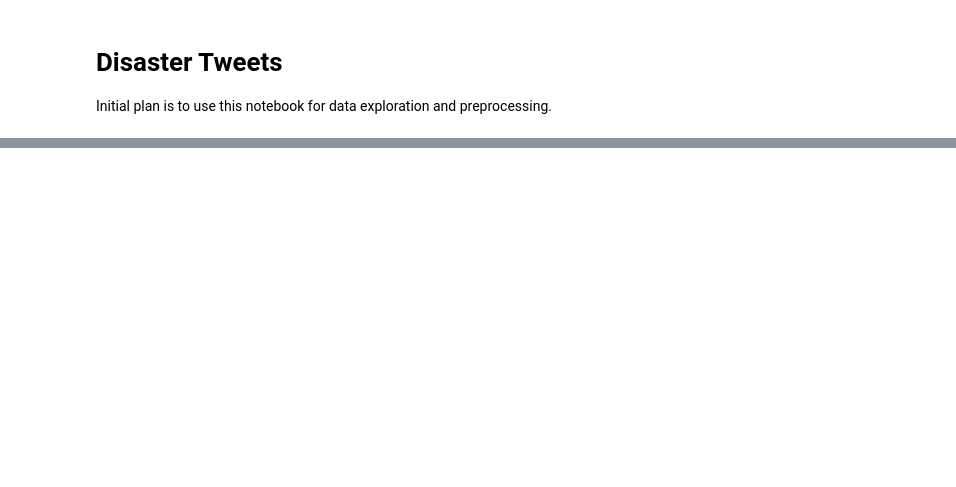
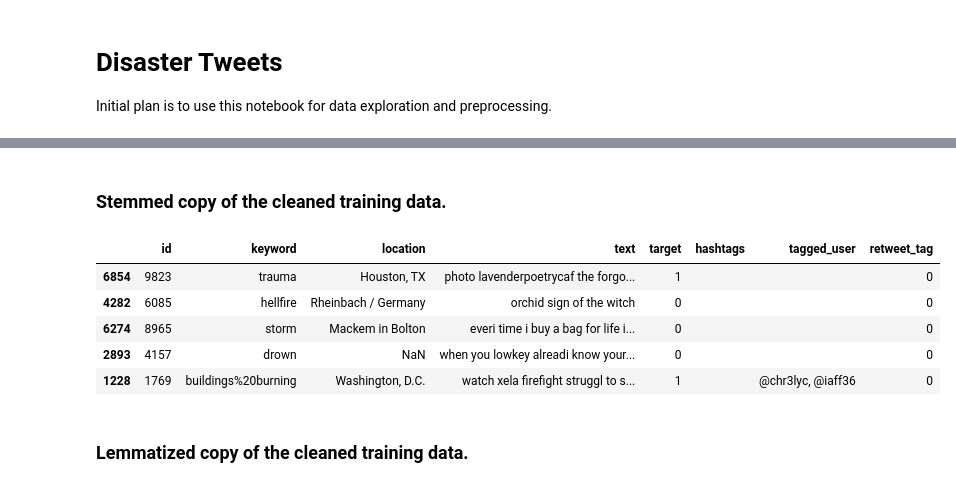
Before and after one commit to dwalkup/disaster_tweet_prediction, a Jupyter notebook: notebooks/disaster_tweet_data_processing.ipynb, the cells around one changed output, grey strips where cells are left out. Cells and saved outputs as stored; diff of their text form; code cells hidden in the pictures; blank space fills up the shorter version.

```diff
--- a/notebooks/disaster_tweet_data_processing.ipynb
+++ b/notebooks/disaster_tweet_data_processing.ipynb
@@ -357,0 +520,15 @@ test_pred = model.predict(test_input)
+# %% [markdown]
+### Stemmed copy of the cleaned training data.
+# %%
+stemmed_train_df = cleaned_train_df.copy()
+# %%
+stemmed_train_df['text'] = stemmed_train_df['text'].apply(lambda x: text_normalize(x, stem_it = True))
+# %%
+stemmed_train_df.sample(5)
+# %% [output]
+|  | id | keyword | location | text | target | hashtags | tagged_user | retweet_tag |
+| 6854 | 9823 | trauma | Houston, TX | photo lavenderpoetrycaf the forgo... | 1 |  |  | 0 |
+| 4282 | 6085 | hellfire | Rheinbach / Germany | orchid sign of the witch | 0 |  |  | 0 |
+| 6274 | 8965 | storm | Mackem in Bolton | everi time i buy a bag for life i... | 0 |  |  | 0 |
+| 2893 | 4157 | drown | NaN | when you lowkey alreadi know your... | 0 |  |  | 0 |
+| 1228 | 1769 | buildings%20burning | Washington, D.C. | watch xela firefight struggl to s... | 1 |  | @chr3lyc, @iaff36 | 0 |
@@ -357,0 +538,2 @@ test_pred = model.predict(test_input)
+# %% [markdown]
+### Lemmatized copy of the cleaned training data.
```
Also changed, not shown: parts of 111 cells of this notebook, 1 other file.
